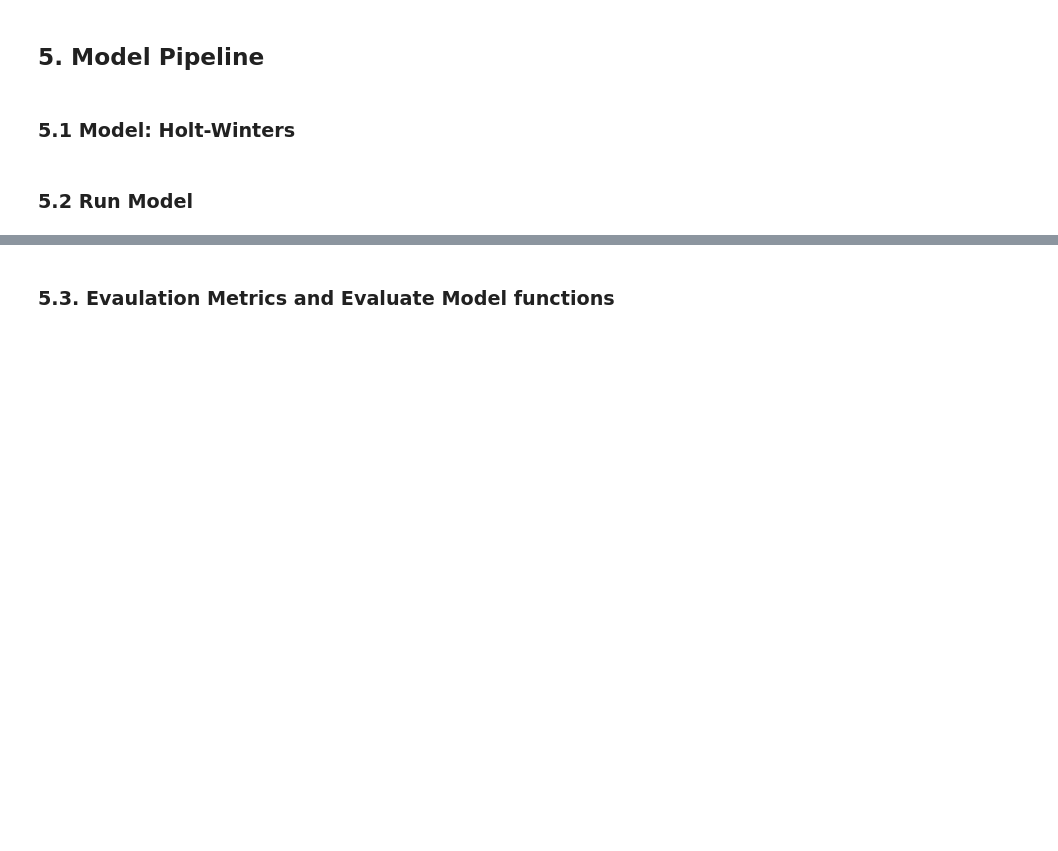
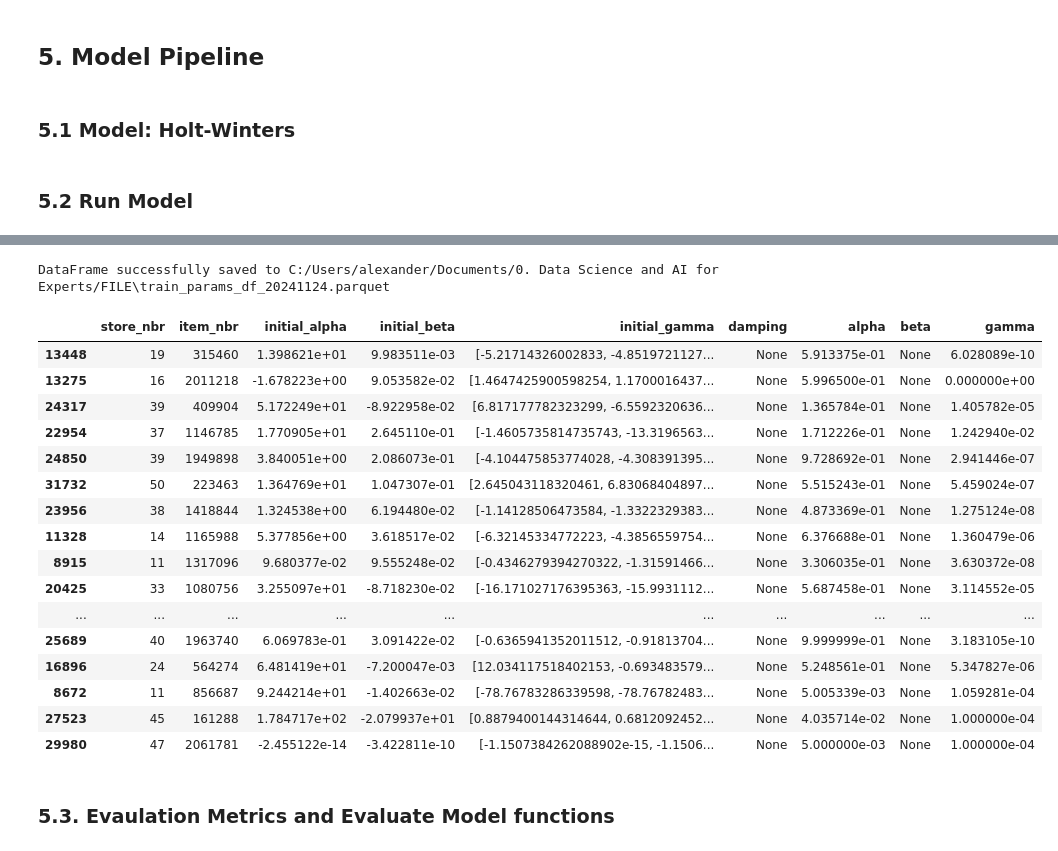
Before and after one commit to AFEngelage/Group4B, a Jupyter notebook: notebooks/2024 10 30 - Split and Model Pipeline - Holt-Winters.ipynb, the cells around one changed output, grey strips where cells are left out. Cells and saved outputs as stored; diff of their text form; code cells hidden in the pictures; blank space fills up the shorter version.

Commit message:
Holt Winter model that works and extract of model parameters

```diff
--- a/notebooks/2024 10 30 - Split and Model Pipeline - Holt-Winters.ipynb
+++ b/notebooks/2024 10 30 - Split and Model Pipeline - Holt-Winters.ipynb
@@ -350,16 +397,16 @@ features = [
     "item_nbr",
     "date",
     "onpromotion",
-    "holiday_local_count",
-    "holiday_national_count",
-    "holiday_regional_count",
+    # "holiday_local_count",
+    # "holiday_national_count",
+    # "holiday_regional_count",
     "store_type",
     "store_cluster",
     "item_family",
     "item_class",
     "perishable",
-    "store_status",
-    "item_status",
+    # "store_status",
+    # "item_status",
     "year",
     "week_number_cum",
 ]
@@ -559,8 +631,8 @@ plt.show()
 # %%
-# forecasts, fitted_values = holt_winters_model_forecast(
-#     train_df_store_10_103520,
-#     val_df_store_10_103520,
-#     seasonal_periods=52,  # Quarterly seasonality
-#     trend="add",
-#     seasonal="add",
-# )
+val_forecasts, val_fitted_values, train_params_df = holt_winters_model_forecast(
+    train_df,
+    val_df,
+    seasonal_periods=52,
+    trend="add",
+    seasonal="add",
+)
@@ -591,3 +682,29 @@ test_forecasts, test_fitted_values = holt_winters_model_forecast(
+# %%
+train_params_df_save = save_dataframe_to_parquet(
+    train_params_df, output_path, file_prefix="train_params_df"
+)
+# %% [output]
+DataFrame successfully saved to C:/Users/alexander/Documents/0. Data Science and AI for Experts/FILE\train_params_df_20241124.parquet
+# %%
+train_params_df.sample(30)
+# %% [output]
+|  | store_nbr | item_nbr | initial_alpha | initial_beta | initial_gamma | damping | alpha | beta | gamma |
+| 13448 | 19 | 315460 | 1.398621e+01 | 9.983511e-03 | [-5.21714326002833, -4.8519721127... | None | 5.913375e-01 | None | 6.028089e-10 |
+| 13275 | 16 | 2011218 | -1.678223e+00 | 9.053582e-02 | [1.4647425900598254, 1.1700016437... | None | 5.996500e-01 | None | 0.000000e+00 |
+| 24317 | 39 | 409904 | 5.172249e+01 | -8.922958e-02 | [6.817177782323299, -6.5592320636... | None | 1.365784e-01 | None | 1.405782e-05 |
+| 22954 | 37 | 1146785 | 1.770905e+01 | 2.645110e-01 | [-1.4605735814735743, -13.3196563... | None | 1.712226e-01 | None | 1.242940e-02 |
+| 24850 | 39 | 1949898 | 3.840051e+00 | 2.086073e-01 | [-4.104475853774028, -4.308391395... | None | 9.728692e-01 | None | 2.941446e-07 |
+| 31732 | 50 | 223463 | 1.364769e+01 | 1.047307e-01 | [2.645043118320461, 6.83068404897... | None | 5.515243e-01 | None | 5.459024e-07 |
+| 23956 | 38 | 1418844 | 1.324538e+00 | 6.194480e-02 | [-1.14128506473584, -1.3322329383... | None | 4.873369e-01 | None | 1.275124e-08 |
+| 11328 | 14 | 1165988 | 5.377856e+00 | 3.618517e-02 | [-6.32145334772223, -4.3856559754... | None | 6.376688e-01 | None | 1.360479e-06 |
+| 8915 | 11 | 1317096 | 9.680377e-02 | 9.555248e-02 | [-0.4346279394270322, -1.31591466... | None | 3.306035e-01 | None | 3.630372e-08 |
+| 20425 | 33 | 1080756 | 3.255097e+01 | -8.718230e-02 | [-16.171027176395363, -15.9931112... | None | 5.687458e-01 | None | 3.114552e-05 |
+| ... | ... | ... | ... | ... | ... | ... | ... | ... | ... |
+| 25689 | 40 | 1963740 | 6.069783e-01 | 3.091422e-02 | [-0.6365941352011512, -0.91813704... | None | 9.999999e-01 | None | 3.183105e-10 |
+| 16896 | 24 | 564274 | 6.481419e+01 | -7.200047e-03 | [12.034117518402153, -0.693483579... | None | 5.248561e-01 | None | 5.347827e-06 |
+| 8672 | 11 | 856687 | 9.244214e+01 | -1.402663e-02 | [-78.76783286339598, -78.76782483... | None | 5.005339e-03 | None | 1.059281e-04 |
+| 27523 | 45 | 161288 | 1.784717e+02 | -2.079937e+01 | [0.8879400144314644, 0.6812092452... | None | 4.035714e-02 | None | 1.000000e-04 |
+| 29980 | 47 | 2061781 | -2.455122e-14 | -3.422811e-10 | [-1.1507384262088902e-15, -1.1506... | None | 5.000000e-03 | None | 1.000000e-04 |
 # %% [markdown]
 ### 5.3. Evaulation Metrics and Evaluate Model functions
 # %%
```
Also changed, not shown: parts of 49 cells of this notebook.
